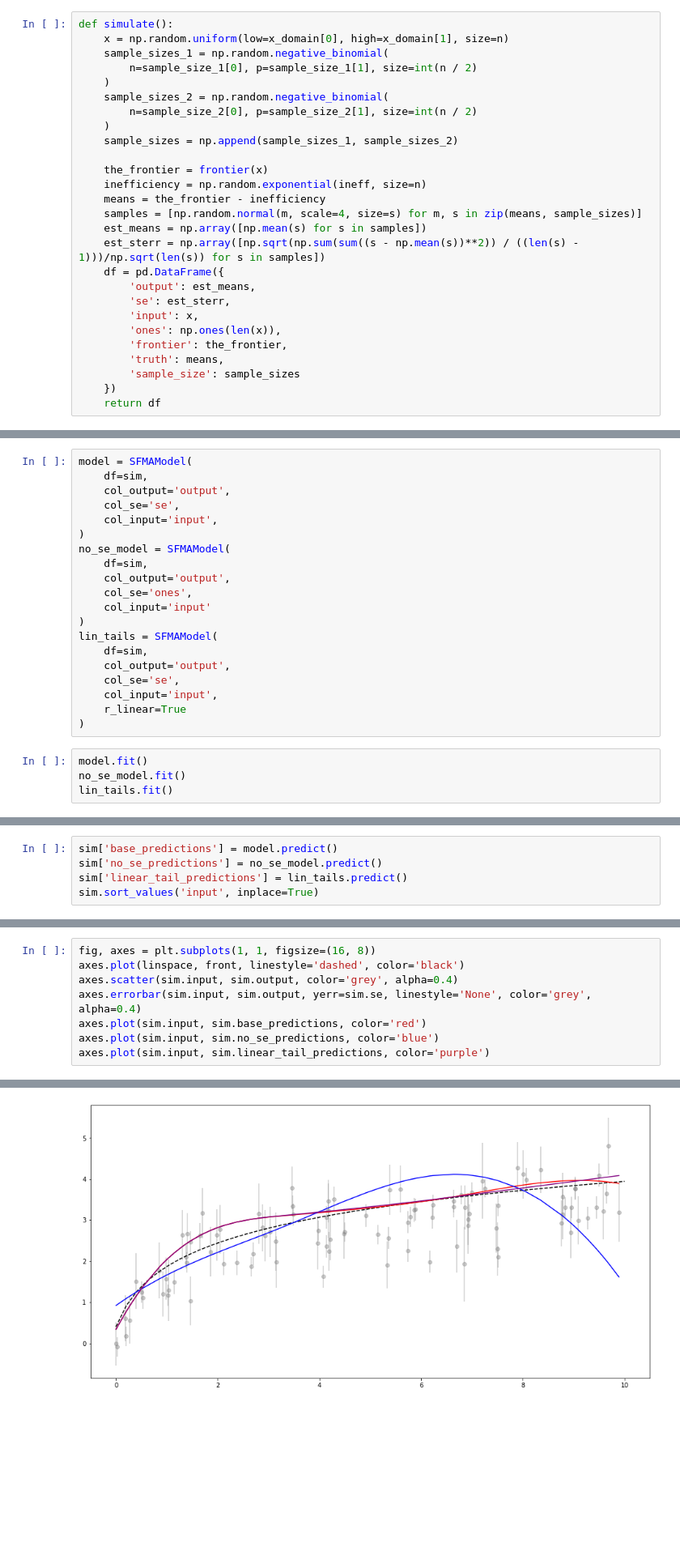
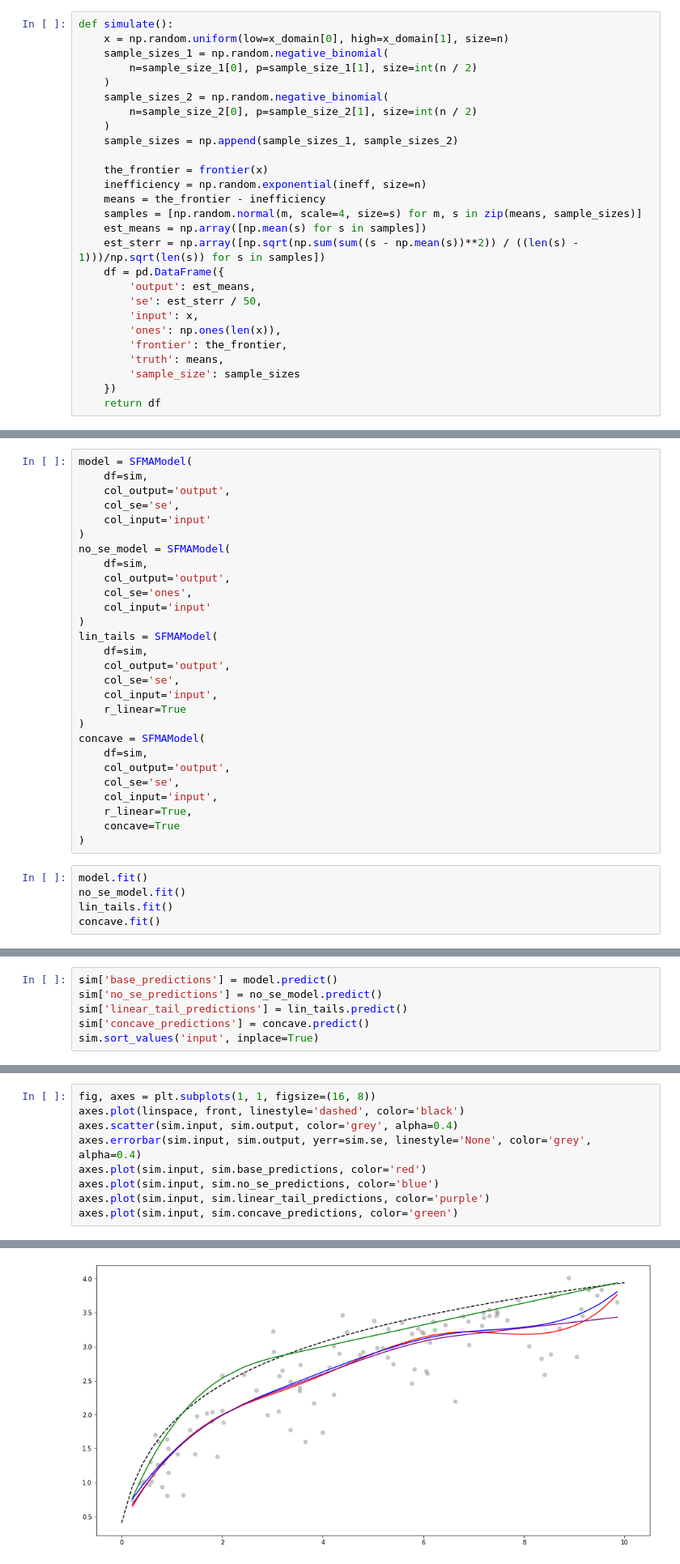
Before and after one commit to ihmeuw-msca/sfma, a Jupyter notebook: notebooks/Simulation.ipynb, the cells around one changed output, grey strips where cells are left out. Shown at 81% size. Saved outputs shown, nothing was run; the diff lists cells and outputs as text; blank space fills up the shorter version.

```diff
--- a/notebooks/Simulation.ipynb
+++ b/notebooks/Simulation.ipynb
@@ -42,7 +48,7 @@ def simulate():
     est_sterr = np.array([np.sqrt(np.sum(sum((s - np.mean(s))**2)) / ((len(s) - 1)))/np.sqrt(len(s)) for s in samples])
     df = pd.DataFrame({
         'output': est_means,
-        'se': est_sterr,
+        'se': est_sterr / 50,
         'input': x,
         'ones': np.ones(len(x)),
         'frontier': the_frontier,
@@ -91,7 +81,7 @@ model = SFMAModel(
     df=sim,
     col_output='output',
     col_se='se',
-    col_input='input',
+    col_input='input'
 )
 no_se_model = SFMAModel(
     df=sim,
@@ -106,7 +96,16 @@ lin_tails = SFMAModel(
     col_input='input',
     r_linear=True
 )
+concave = SFMAModel(
+    df=sim,
+    col_output='output',
+    col_se='se',
+    col_input='input',
+    r_linear=True,
+    concave=True
+)
 # %%
 model.fit()
 no_se_model.fit()
 lin_tails.fit()
+concave.fit()
@@ -114,4 +115,5 @@ lin_tails.fit()
 sim['base_predictions'] = model.predict()
 sim['no_se_predictions'] = no_se_model.predict()
 sim['linear_tail_predictions'] = lin_tails.predict()
+sim['concave_predictions'] = concave.predict()
 sim.sort_values('input', inplace=True)
@@ -134,11 +134,12 @@ sim
 # %%
 fig, axes = plt.subplots(1, 1, figsize=(16, 8))
 axes.plot(linspace, front, linestyle='dashed', color='black')
 axes.scatter(sim.input, sim.output, color='grey', alpha=0.4)
 axes.errorbar(sim.input, sim.output, yerr=sim.se, linestyle='None', color='grey', alpha=0.4)
 axes.plot(sim.input, sim.base_predictions, color='red')
 axes.plot(sim.input, sim.no_se_predictions, color='blue')
 axes.plot(sim.input, sim.linear_tail_predictions, color='purple')
+axes.plot(sim.input, sim.concave_predictions, color='green')
 # %% [output]
 [<matplotlib.lines.Line2D at 0x...>]
-[figure, old version]
+[figure, new version]
```
Also changed, not shown: parts of 13 cells of this notebook, 16 other files.
